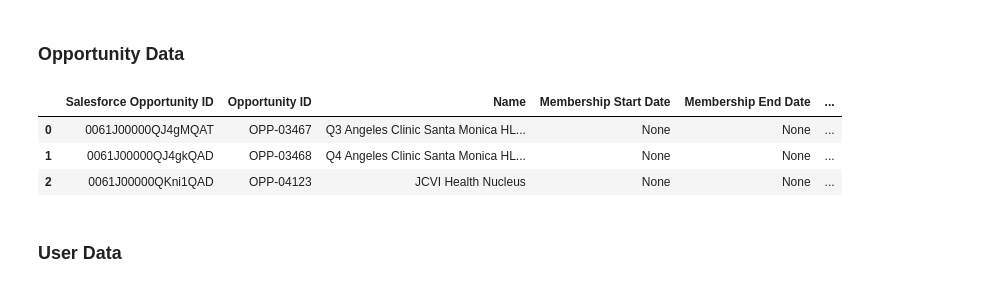
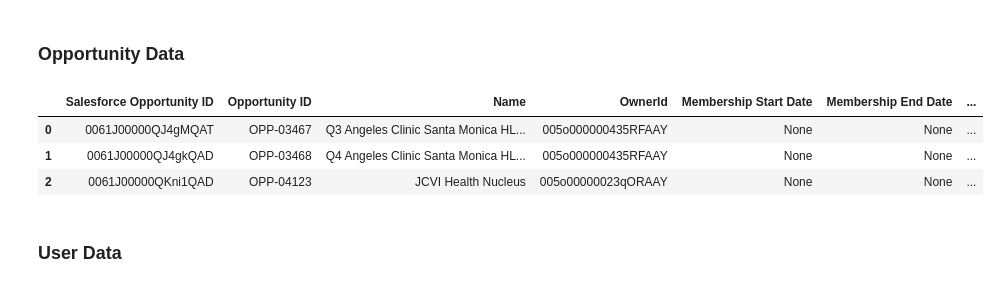
Before and after one commit to christopfur/HLI, a Jupyter notebook: Salesforce Deferred Revenue.ipynb, the cells around one changed output. Drawn from its saved outputs; the diff is of its cells as text; code cells hidden in the pictures.

```diff
--- a/Salesforce Deferred Revenue.ipynb
+++ b/Salesforce Deferred Revenue.ipynb
@@ -2,7 +2,7 @@
 ### Opportunity Data
 # %%
 # Query all Opportunity records
-query = "SELECT Id, Opportunity_Number_Auto__c, Name, Membership_Start_Date__c, Membership_Expiration_Date__c, StageName, Membership_Location__c, CloseDate, Amount, Term_Length__c, \
+query = "SELECT Id, Opportunity_Number_Auto__c, Name, OwnerId, Membership_Start_Date__c, Membership_Expiration_Date__c, StageName, Membership_Location__c, CloseDate, Amount, Term_Length__c, \
             Payment1__c, Payment_Method__c, Payment_Completed_Date__c, Payment2__c, Payment_2_Method__c, Payment_2_Completed_Date__c, Payment_Notes__c, \
             ADHOC_1_Payment_Amount__c, ADHOC_1_Payment_Date__c, ADHOC_1_Payment_Method__c, ADHOC_2_Payment_Amount__c, ADHOC_2_Payment_Date__c, ADHOC_2_Payment_Method__c, ADHOC_3_Payment_Amount__c, ADHOC_3_Payment_Date__c, ADHOC_3_Payment_Method__c, ADHOC_4_Payment_Amount__c, ADHOC_4_Payment_Date__c, ADHOC_4_Payment_Method__c, ADHOC_5_Payment_Amount__c, ADHOC_5_Payment_Date__c, ADHOC_5_Payment_Method__c, ADHOC_6_Payment_Amount__c, ADHOC_6_Payment_Date__c, ADHOC_6_Payment_Method__c, \
             AccountId, IsDeleted, LastModifiedDate, CreatedDate \
@@ -18,6 +18,7 @@ for opp in opportunities:
         'Id': opp['Id'],
         'Opportunity_Number_Auto__c': opp['Opportunity_Number_Auto__c'],
         'Name': opp['Name'] ,
+        'OwnerId': opp['OwnerId'] ,
         'Membership_Start_Date__c' : opp['Membership_Start_Date__c'],
         'Membership_Expiration_Date__c' : opp['Membership_Expiration_Date__c'],
         'Stage': opp['StageName'],
@@ -78,37 +79,37 @@ opportunities_df = opportunities_df.rename(columns={'Payment_2_Completed_Date__c
 opportunities_df = opportunities_df.rename(columns={'Payment_Notes__c': 'Payment Notes'})
 opportunities_df = opportunities_df.rename(columns={'ADHOC_1_Payment_Amount__c': 'ADHOC Payment Amount 1'})
 opportunities_df = opportunities_df.rename(columns={'ADHOC_1_Payment_Date__c': 'ADHOC Payment Date 1'})
 opportunities_df = opportunities_df.rename(columns={'ADHOC_1_Payment_Method__c': 'ADHOC Payment Method 1'})
 opportunities_df = opportunities_df.rename(columns={'ADHOC_2_Payment_Amount__c': 'ADHOC Payment Amount 2'})
 opportunities_df = opportunities_df.rename(columns={'ADHOC_2_Payment_Date__c': 'ADHOC Payment Date 2'})
 opportunities_df = opportunities_df.rename(columns={'ADHOC_2_Payment_Method__c': 'ADHOC Payment Method 2'})
 opportunities_df = opportunities_df.rename(columns={'ADHOC_3_Payment_Amount__c': 'ADHOC Payment Amount 3'})
 opportunities_df = opportunities_df.rename(columns={'ADHOC_3_Payment_Date__c': 'ADHOC Payment Date 3'})
 opportunities_df = opportunities_df.rename(columns={'ADHOC_3_Payment_Method__c': 'ADHOC Payment Method 3'})
 opportunities_df = opportunities_df.rename(columns={'ADHOC_4_Payment_Amount__c': 'ADHOC Payment Amount 4'})
 opportunities_df = opportunities_df.rename(columns={'ADHOC_4_Payment_Date__c': 'ADHOC Payment Date 4'})
 opportunities_df = opportunities_df.rename(columns={'ADHOC_4_Payment_Method__c': 'ADHOC Payment Method 4'})
 opportunities_df = opportunities_df.rename(columns={'ADHOC_5_Payment_Amount__c': 'ADHOC Payment Amount 5'})
 opportunities_df = opportunities_df.rename(columns={'ADHOC_5_Payment_Date__c': 'ADHOC Payment Date 5'})
 opportunities_df = opportunities_df.rename(columns={'ADHOC_5_Payment_Method__c': 'ADHOC Payment Method 5'})
 opportunities_df = opportunities_df.rename(columns={'ADHOC_6_Payment_Amount__c': 'ADHOC Payment Amount 6'})
 opportunities_df = opportunities_df.rename(columns={'ADHOC_6_Payment_Date__c': 'ADHOC Payment Date 6'})
 opportunities_df = opportunities_df.rename(columns={'ADHOC_6_Payment_Method__c': 'ADHOC Payment Method 6'})
 opportunities_df = opportunities_df.rename(columns={'AccountId': 'Salesforce Account ID'})
 opportunities_df = opportunities_df.rename(columns={'IsDeleted': 'Opportunity Deleted'})
 opportunities_df = opportunities_df.rename(columns={'LastModifiedDate': 'Opportunity Last Modified Date'})
 opportunities_df = opportunities_df.rename(columns={'CreatedDate': 'Opportunity Created Date'})
 opportunities_df['Opportunity Created Date'] = pd.to_datetime(opportunities_df['Opportunity Created Date']).dt.date
 opportunities_df['Opportunity Last Modified Date'] = pd.to_datetime(opportunities_df['Opportunity Last Modified Date']).dt.date
 
 
 
 opportunities_df.head(3)
 # %% [output]
-|  | Salesforce Opportunity ID | Opportunity ID | Name | Membership Start Date | Membership End Date | ... |
-| 0 | 0061J00000QJ4gMQAT | OPP-03467 | Q3 Angeles Clinic Santa Monica HL... | None | None | ... |
-| 1 | 0061J00000QJ4gkQAD | OPP-03468 | Q4 Angeles Clinic Santa Monica HL... | None | None | ... |
-| 2 | 0061J00000QKni1QAD | OPP-04123 | JCVI Health Nucleus | None | None | ... |
+|  | Salesforce Opportunity ID | Opportunity ID | Name | OwnerId | Membership Start Date | Membership End Date | ... |
+| 0 | 0061J00000QJ4gMQAT | OPP-03467 | Q3 Angeles Clinic Santa Monica HL... | 005o000000435RFAAY | None | None | ... |
+| 1 | 0061J00000QJ4gkQAD | OPP-03468 | Q4 Angeles Clinic Santa Monica HL... | 005o000000435RFAAY | None | None | ... |
+| 2 | 0061J00000QKni1QAD | OPP-04123 | JCVI Health Nucleus | 005o00000023qORAAY | None | None | ... |
 # %% [markdown]
 ### User Data
 # %%
```
Also changed, not shown: parts of 44 cells of this notebook.
